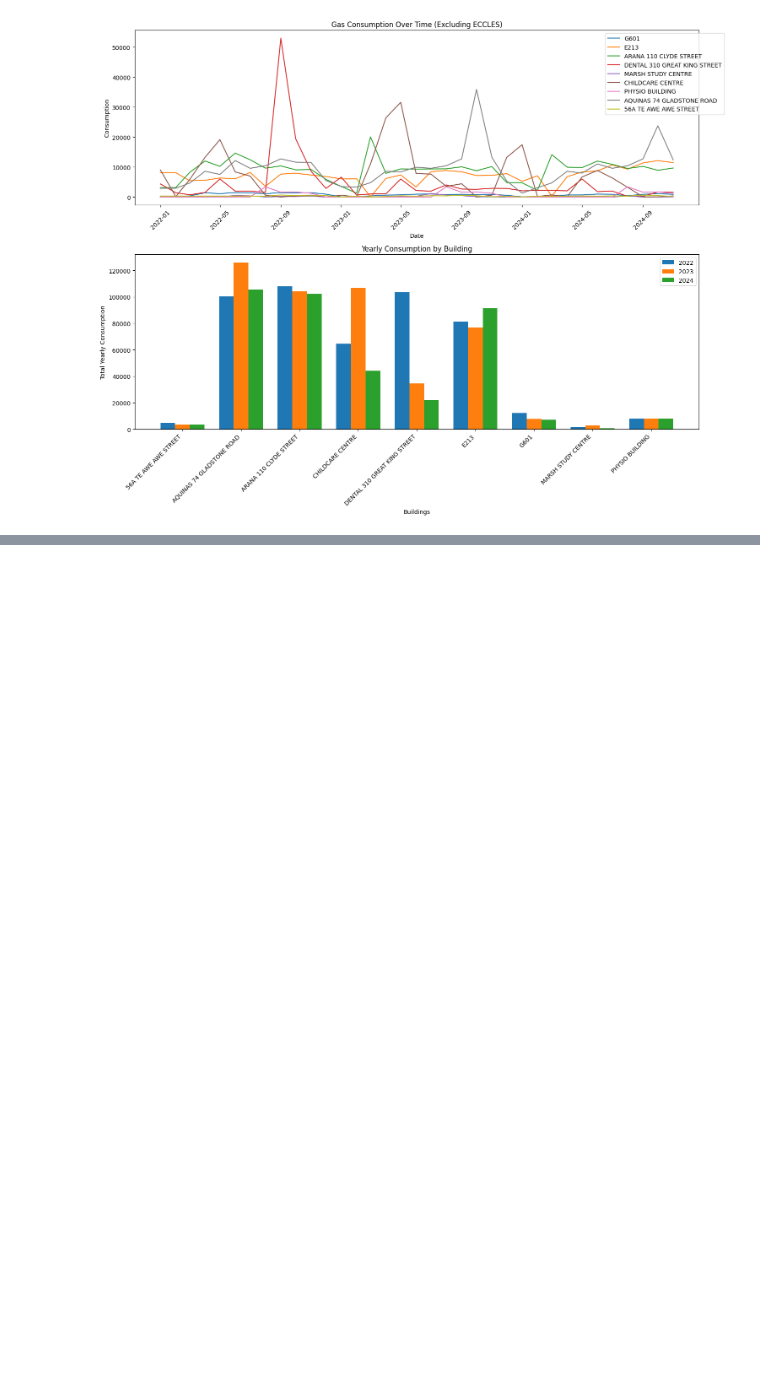
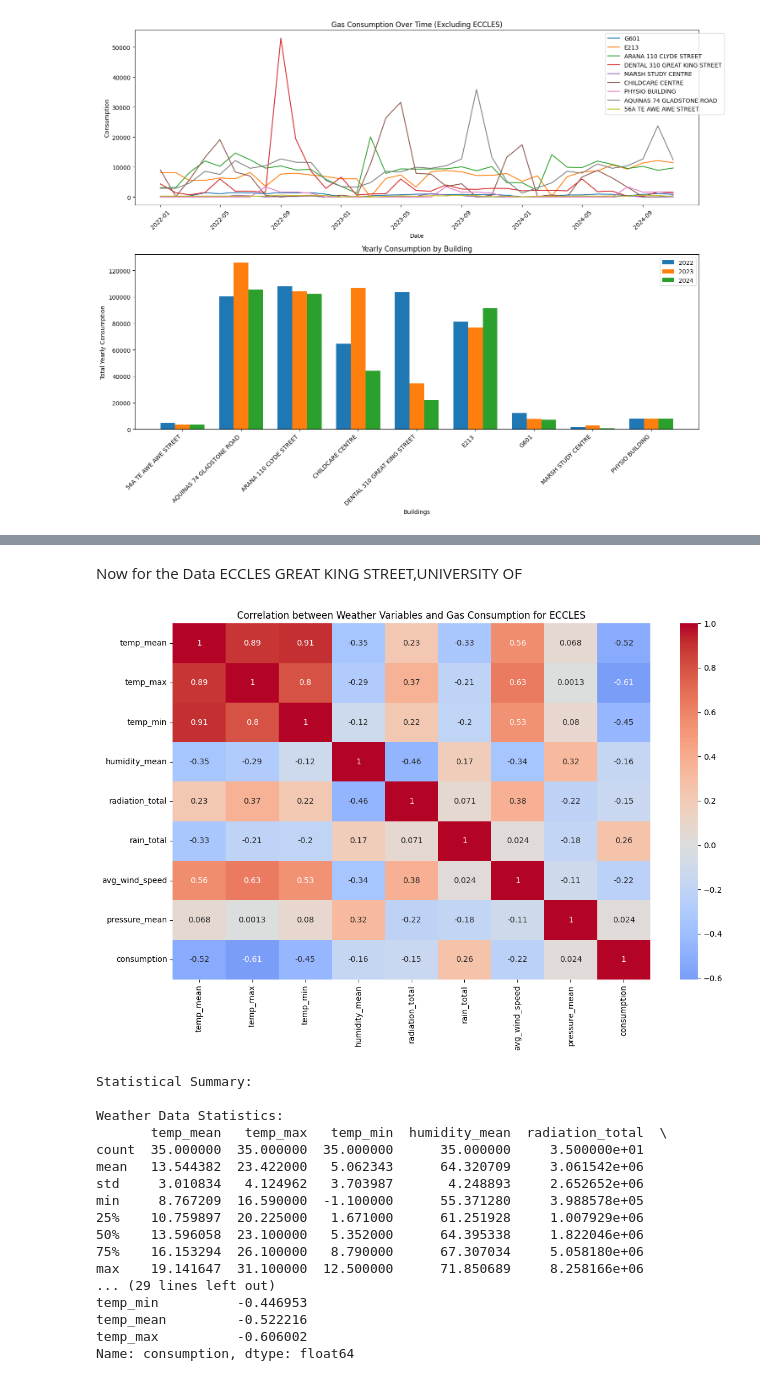
Before and after one commit to RudraDhana07/uems_project, a Jupyter notebook: backend/analysis/notebooks/gas_automated_modelling.ipynb, the cells around one changed output, grey strips where cells are left out. Saved outputs shown, nothing was run; the diff lists cells and outputs as text; code cells hidden in the pictures; blank space fills up the shorter version.

```diff
--- a/backend/analysis/notebooks/gas_automated_modelling.ipynb
+++ b/backend/analysis/notebooks/gas_automated_modelling.ipynb
@@ -201,0 +1015,75 @@ PHYSIO BUILDING, 325 GREAT KING ST                                  0.00
+# %% [markdown]
+Now for the Data ECCLES GREAT KING STREET,UNIVERSITY OF
+# %%
+BASE_DIR = Path(os.getcwd()).parents[2]
+WEATHER_PATH = BASE_DIR / "backend/data/Weather/Load_weather_monthly.csv"
+
+# Read the CSV files
+weather_df = pd.read_csv(WEATHER_PATH)
+gas_df = df_eccles
+
+weather_df['Month'] = weather_df['Month'].astype(str).str.zfill(2)
+
+# Create date column for proper merging
+weather_df['date'] = pd.to_datetime(weather_df['Year'].astype(str) + '-' + weather_df['Month'].astype(str) + '-01')
+
+# Melt gas data
+gas_melted = pd.melt(gas_df,
+                    id_vars=['meter_description'],
+                    var_name='date',
+                    value_name='consumption')
+
+# Convert gas data date format
+gas_melted['date'] = pd.to_datetime(gas_melted['date'], format='%b_%Y')
+
+# Group gas data by date
+gas_grouped = gas_melted.groupby('date')['consumption'].sum().reset_index()
+
+# Merge weather and gas data
+merged_data = pd.merge(weather_df, gas_grouped, on='date')
+
+# Select relevant weather variables for correlation
+weather_vars = ['temp_mean', 'temp_max', 'temp_min', 'humidity_mean',
+                'radiation_total', 'rain_total', 'avg_wind_speed', 'pressure_mean']
+
+# Calculate correlation matrix
+correlation_matrix = merged_data[weather_vars + ['consumption']].corr()
+
+# Create correlation heatmap
+plt.figure(figsize=(12, 8))
+sns.heatmap(correlation_matrix, annot=True, cmap='coolwarm', center=0)
+plt.title('Correlation between Weather Variables and Gas Consumption for ECCLES')
+plt.tight_layout()
+plt.show()
+
+# Print statistical summary
+print("\nStatistical Summary:")
+print("\nWeather Data Statistics:")
+print(merged_data[weather_vars].describe())
+
+print("\nGas Consumption Statistics:")
+print(merged_data['consumption'].describe())
+
+# Calculate specific correlations with consumption
+correlations = correlation_matrix['consumption'].sort_values(ascending=False)
+print("\nCorrelations with Gas Consumption:")
+print(correlations)
+# %% [output]
+[figure, added]
+Statistical Summary:
+
+Weather Data Statistics:
+       temp_mean   temp_max   temp_min  humidity_mean  radiation_total  \
+count  35.000000  35.000000  35.000000      35.000000     3.500000e+01
+mean   13.544382  23.422000   5.062343      64.320709     3.061542e+06
+std     3.010834   4.124962   3.703987       4.248893     2.652652e+06
+min     8.767209  16.590000  -1.100000      55.371280     3.988578e+05
+25%    10.759897  20.225000   1.671000      61.251928     1.007929e+06
+50%    13.596058  23.100000   5.352000      64.395338     1.822046e+06
+75%    16.153294  26.100000   8.790000      67.307034     5.058180e+06
+max    19.141647  31.100000  12.500000      71.850689     8.258166e+06
+... (29 lines left out)
+temp_min          -0.446953
+temp_mean         -0.522216
+temp_max          -0.606002
+Name: consumption, dtype: float64
```
Also changed, not shown: parts of 23 cells of this notebook, 7 other files.
